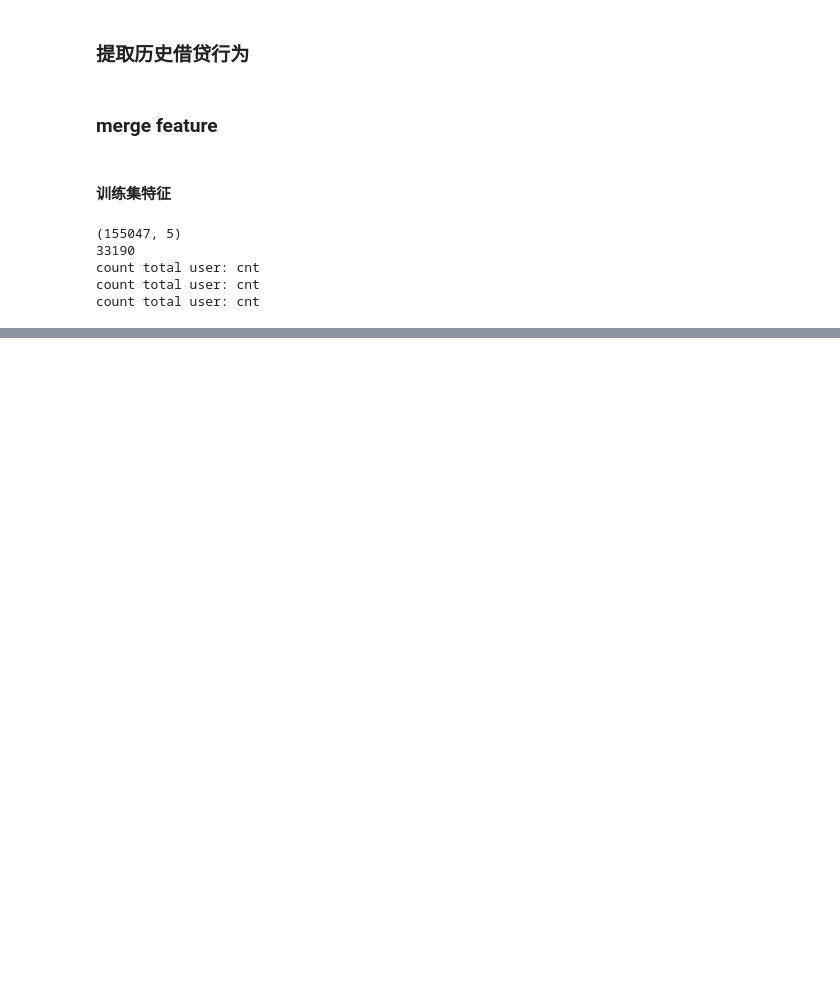
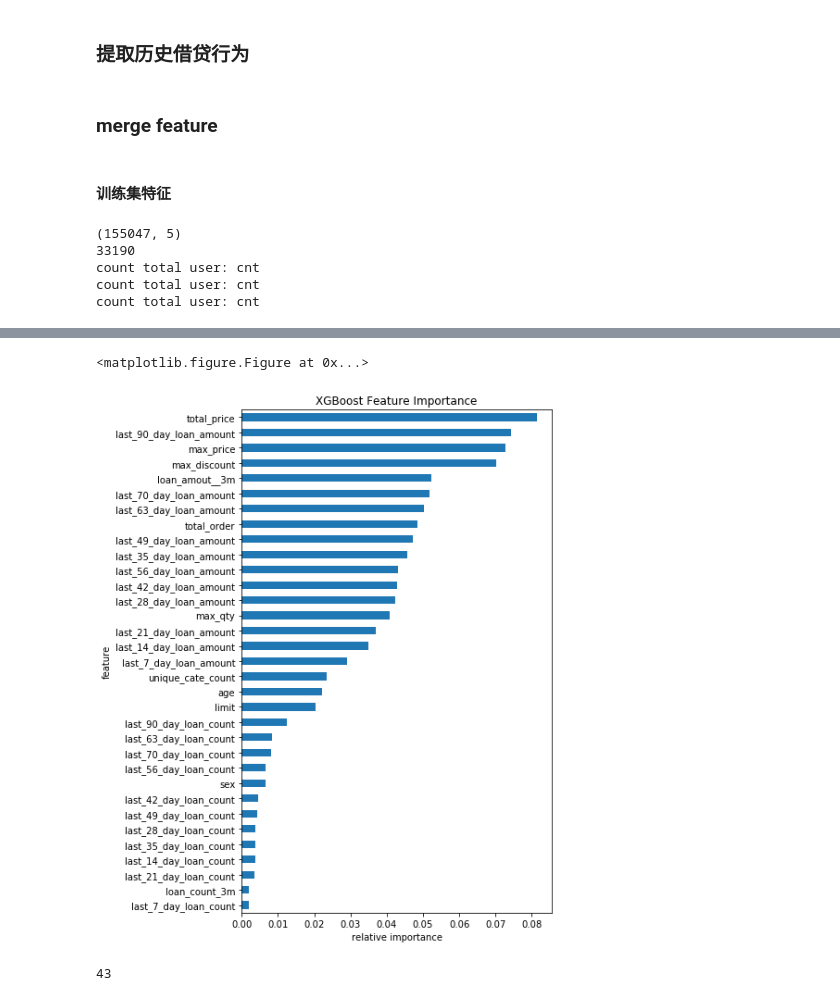
Before and after one commit to dwd888999/beautiful-dream, a Jupyter notebook: get_feature.ipynb, the cells around one changed output, grey strips where cells are left out. Saved outputs shown, nothing was run; the diff lists cells and outputs as text; code cells hidden in the pictures; blank space fills up the shorter version.

```diff
--- a/get_feature.ipynb
+++ b/get_feature.ipynb
@@ -124,8 +178,8 @@ span_df=span_data[used_features]
 # %%
 dtrain=xgb.DMatrix(train_df,label=train_target)
 dspan=xgb.DMatrix(span_df)
-our_params={'eta':0.1,'seed':0,'subsample':0.8,'colsample_bytree':0.8,'objective':'reg:linear','max_depth':3,'min_child_weight':1}
-model=xgb.train(our_params,dtrain)
+our_params={'eta':0.1,'seed':0,'subsample':0.8,'colsample_bytree':0.8,'objective':'reg:linear','max_depth':4,'min_child_weight':1}
+model=xgb.train(our_params,dtrain,400)
 train_predict=model.predict(dtrain)
 print calc_RMSE(list(train_target),list(train_predict))
 span_predict=model.predict(dspan)
@@ -151,0 +220,24 @@ import math
+# %%
+def ceate_feature_map(features):
+    outfile = open('xgb.fmap', 'w')
+    i = 0
+    for feat in features:
+        outfile.write('{0}\t{1}\tq\n'.format(i, feat))
+        i = i + 1
+    outfile.close()
+# %%
+ceate_feature_map(used_features)
+
+importance = model.get_fscore(fmap='xgb.fmap')
+importance = sorted(importance.items(), key=operator.itemgetter(1))
+
+feature_importance_df = pd.DataFrame(importance, columns=['feature', 'fscore'])
+feature_importance_df['fscore'] = feature_importance_df['fscore'] / feature_importance_df['fscore'].sum()
+plt.figure()
+feature_importance_df.plot(kind='barh', x='feature', y='fscore', legend=False, figsize=(6, 10))
+plt.title('XGBoost Feature Importance')
+plt.xlabel('relative importance')
+plt.show()
+# %% [output]
+<matplotlib.figure.Figure at 0x...>
+[figure, added]
@@ -151,0 +246,4 @@ import math
+# %%
+(datetime.datetime.now()-datetime.datetime.strptime("2017-10-01",'%Y-%m-%d') ).days
+# %% [output]
+43
```
Also changed, not shown: parts of 13 cells of this notebook.
